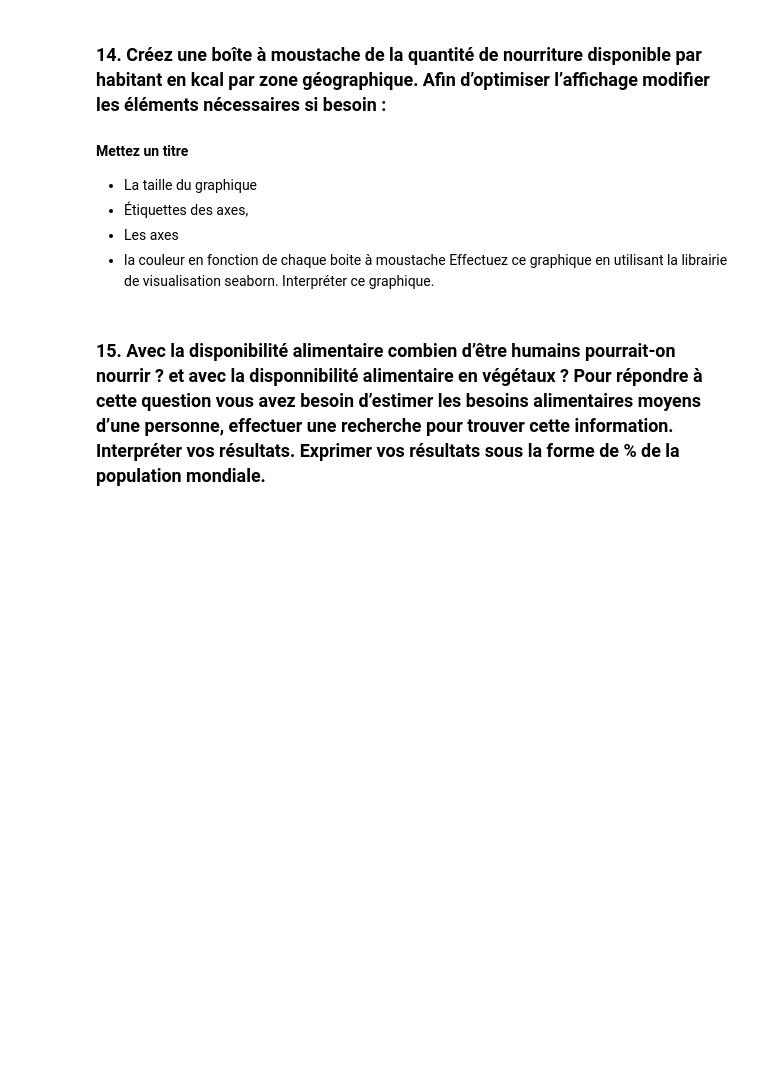
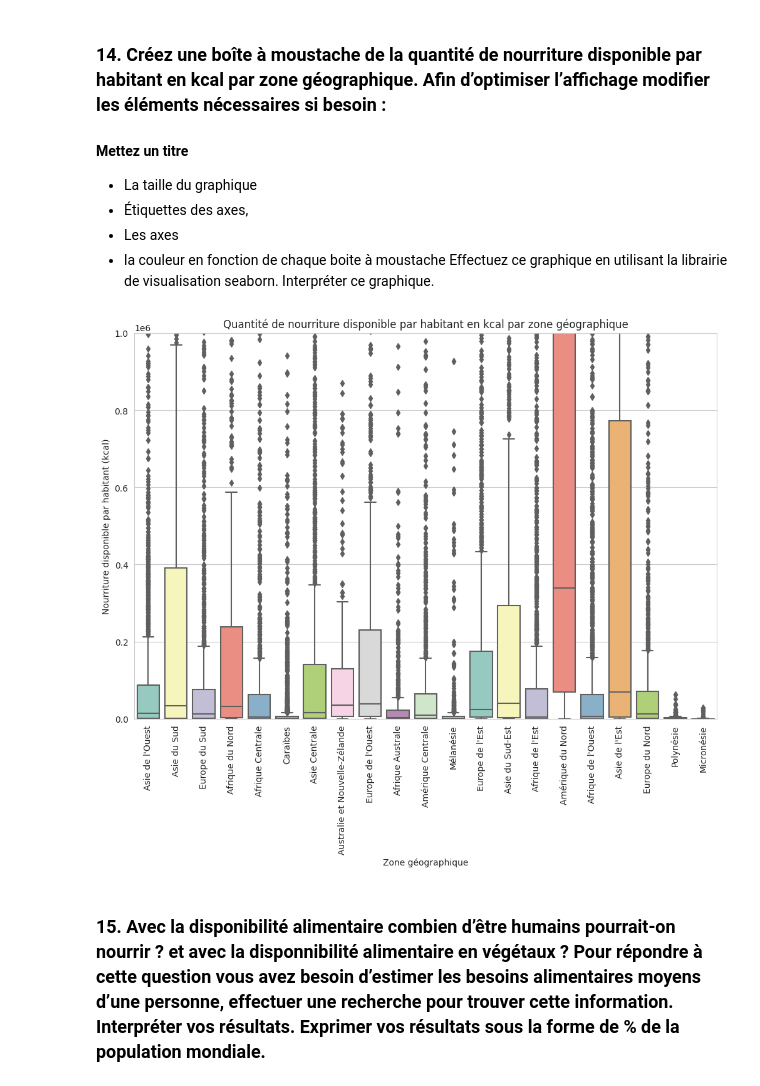
Before and after one commit to DonzerHD/Pandas_Dev_IA, a Jupyter notebook: Pandas_Activité.ipynb, the cells around one changed output. Saved outputs shown, nothing was run; the diff lists cells and outputs as text; code cells hidden in the pictures; blank space fills up the shorter version.

```diff
--- a/Pandas_Activité.ipynb
+++ b/Pandas_Activité.ipynb
@@ -611,6 +697,22 @@ df_agrege
 - Les axes
 - la couleur en fonction de chaque boite à moustache
 Effectuez ce graphique en utilisant la librairie de visualisation seaborn. Interpréter ce graphique.
+# %%
+df_boite_moustache = df_dispo[['zone_geographique', 'disponibilité_alimentaire_(kcal)']]
+
+df_boite_moustache = df_boite_moustache.replace(0, np.nan)
+
+plt.figure(figsize=(12, 8))
+sns.set_style("whitegrid")
+sns.boxplot(x='zone_geographique', y='disponibilité_alimentaire_(kcal)', data=df_boite_moustache, palette="Set3")
+plt.title("Quantité de nourriture disponible par habitant en kcal par zone géographique")
+plt.xlabel("Zone géographique")
+plt.xticks(rotation=90)
+plt.ylim(0, 1000000)
+plt.ylabel("Nourriture disponible par habitant (kcal)")
+plt.show()
+# %% [output]
+[figure, added]
 # %% [markdown]
 ### 15. Avec la disponibilité alimentaire combien d’être humains pourrait-on nourrir ? et avec la disponnibilité alimentaire en végétaux ? Pour répondre à cette question vous avez besoin d’estimer les besoins alimentaires moyens d’une personne, effectuer une recherche pour trouver cette information. Interpréter vos résultats. Exprimer vos résultats sous la forme de % de la population mondiale.
 # %% [markdown]
```
Also changed, not shown: parts of 4 cells of this notebook.
